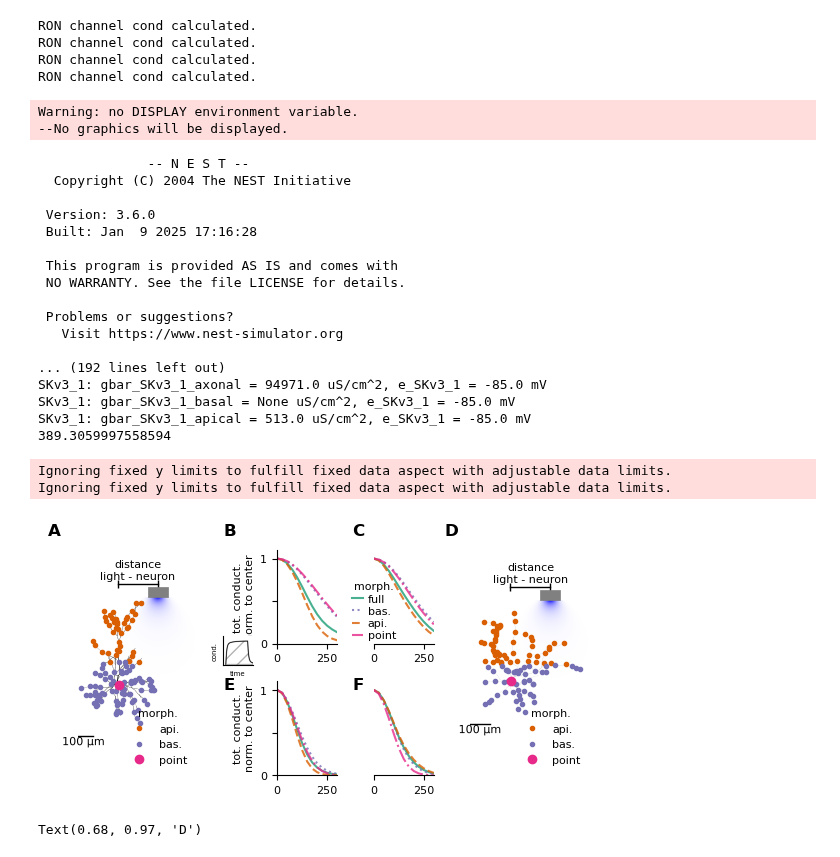
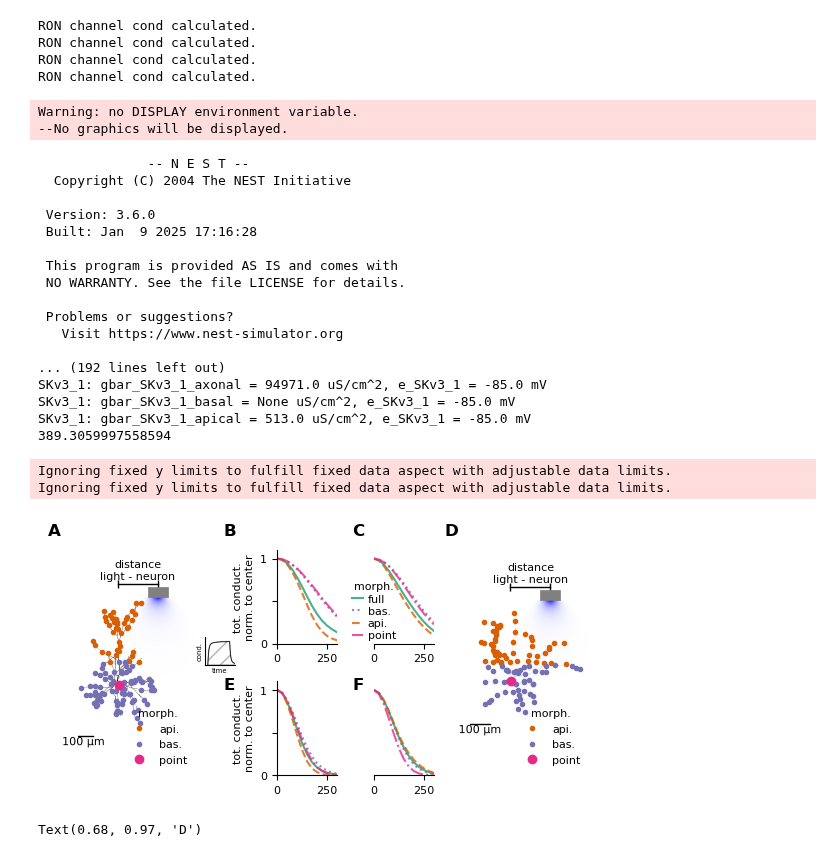
Before and after one commit to dberling/reduce_opto_response, a Jupyter notebook: article_figures/article_figure5_wo_latency.ipynb, the cells around one changed output. Cells and saved outputs as stored; diff of their text form; code cells hidden in the pictures.

Commit message:
Move inset to not cover ylabel

```diff
--- a/article_figures/article_figure5_wo_latency.ipynb
+++ b/article_figures/article_figure5_wo_latency.ipynb
@@ -248,10 +248,12 @@ axd2 = fig.add_subplot(gs[1, 2])
 axd4 = fig.add_subplot(gs[1, 3])
 ax6 = fig.add_subplot(gs[:, 4])
 
-ax2inset = fig.add_axes([ax2.get_position().x0-ax2.get_position().width*0.9,
-                         ax2.get_position().y0-ax2.get_position().height*0.22,
+ax2inset = fig.add_axes([ax2.get_position().x0-ax2.get_position().width*1.2,
+                         ax2.get_position().y0-ax2.get_position().height*0.225,
                          ax2.get_position().width*0.5,
                          ax2.get_position().height*0.3])
+# Make the background of the subplot transparent
+ax2inset.set_facecolor('none')
 
 for ax in [ax2inset]:
     ax.set_xticks([])
@@ -259,8 +261,8 @@ for ax in [ax2inset]:
     ax.set_frame_on(True)
     ax.set_xlim(-25,250)
     ax.set_ylim(0,1.2)
-    ax.set_ylabel('cond.', fontsize=insetfontsize)
-    ax.set_xlabel('time', fontsize=insetfontsize)
+    ax.set_ylabel('cond.', fontsize=insetfontsize, labelpad=2)
+    ax.set_xlabel('time', fontsize=insetfontsize, labelpad=2)
 
 # Simulate data ########################################################################### cell 1 - divergent fiber
 diameter_um = 100
@@ -637,34 +639,34 @@ fig.text(0.68, 0.93, 'D', fontsize=12, weight='bold')
 
 
 fig.savefig(figure_name, dpi=600)
 fig.show()
 # %% [output]
 RON channel cond calculated.
 RON channel cond calculated.
 RON channel cond calculated.
 RON channel cond calculated.
 Warning: no DISPLAY environment variable.
 --No graphics will be displayed.
               -- N E S T --
   Copyright (C) 2004 The NEST Initiative
 
  Version: 3.6.0
  Built: Jan  9 2025 17:16:28
 
  This program is provided AS IS and comes with
  NO WARRANTY. See the file LICENSE for details.
 
  Problems or suggestions?
    Visit https://www.nest-simulator.org
 
 ... (192 lines left out)
 SKv3_1: gbar_SKv3_1_axonal = 94971.0 uS/cm^2, e_SKv3_1 = -85.0 mV
 SKv3_1: gbar_SKv3_1_basal = None uS/cm^2, e_SKv3_1 = -85.0 mV
 SKv3_1: gbar_SKv3_1_apical = 513.0 uS/cm^2, e_SKv3_1 = -85.0 mV
 389.3059997558594
 Ignoring fixed y limits to fulfill fixed data aspect with adjustable data limits.
 Ignoring fixed y limits to fulfill fixed data aspect with adjustable data limits.
-[figure, old version]
+[figure, new version]
 # %%
 a4_w = 8.27
 a4_l = 11.7
```
Also changed, not shown: 1 other file.
